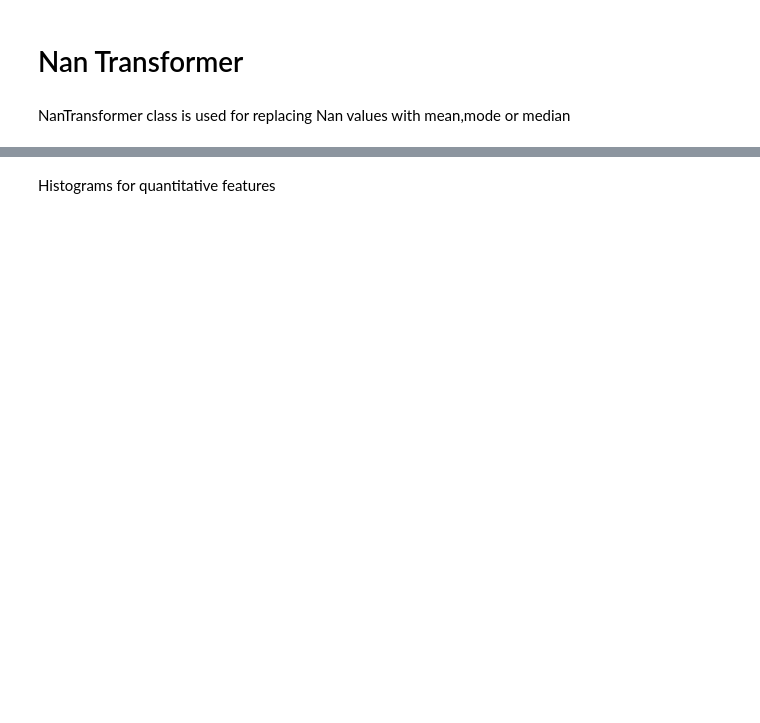
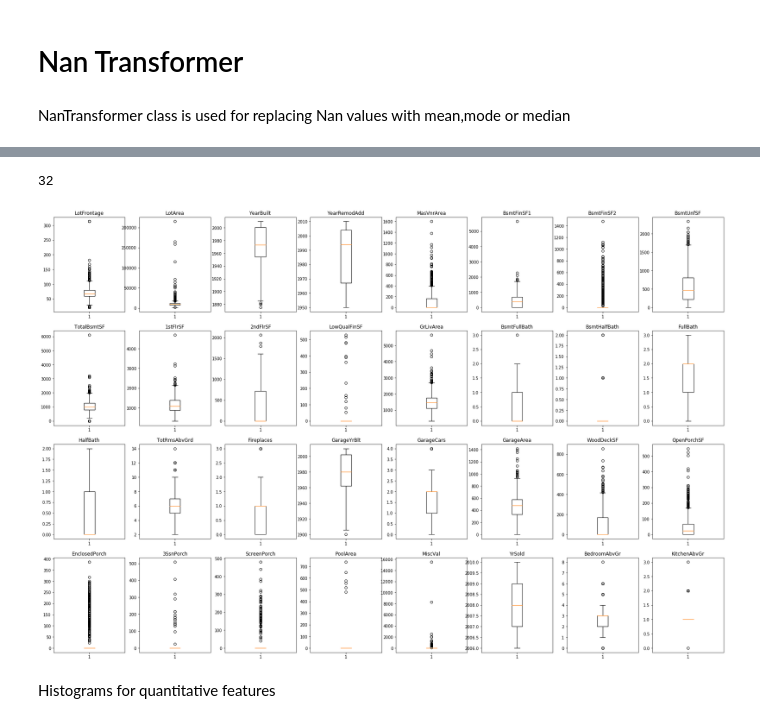
Before and after one commit to monkaczorowska/data_analysis_pipelines, a Jupyter notebook: Linear Regression.ipynb, the cells around one changed output, grey strips where cells are left out. Saved outputs shown, nothing was run; the diff lists cells and outputs as text; code cells hidden in the pictures; blank space fills up the shorter version.

```diff
--- a/Linear Regression.ipynb
+++ b/Linear Regression.ipynb
@@ -372,3 +412,16 @@ for feature in quantitative_features:
+# %%
+col_num = 8
+fig, ax=plt.subplots(4,col_num, figsize=(30,20))
+print(len(quantitative_features))
+for i,feature in enumerate(quantitative_features):
+    row=i//col_num
+    col=i%col_num
+    mask=x_train[feature].isna()
+    ax[row,col].boxplot(x_train[feature][~mask])
+    ax[row,col].set_title(feature)
+# %% [output]
+32
+[figure, added]
 # %% [markdown]
 Histograms for quantitative features
 # %%
```
Also changed, not shown: parts of 17 cells of this notebook, 2 other files.
